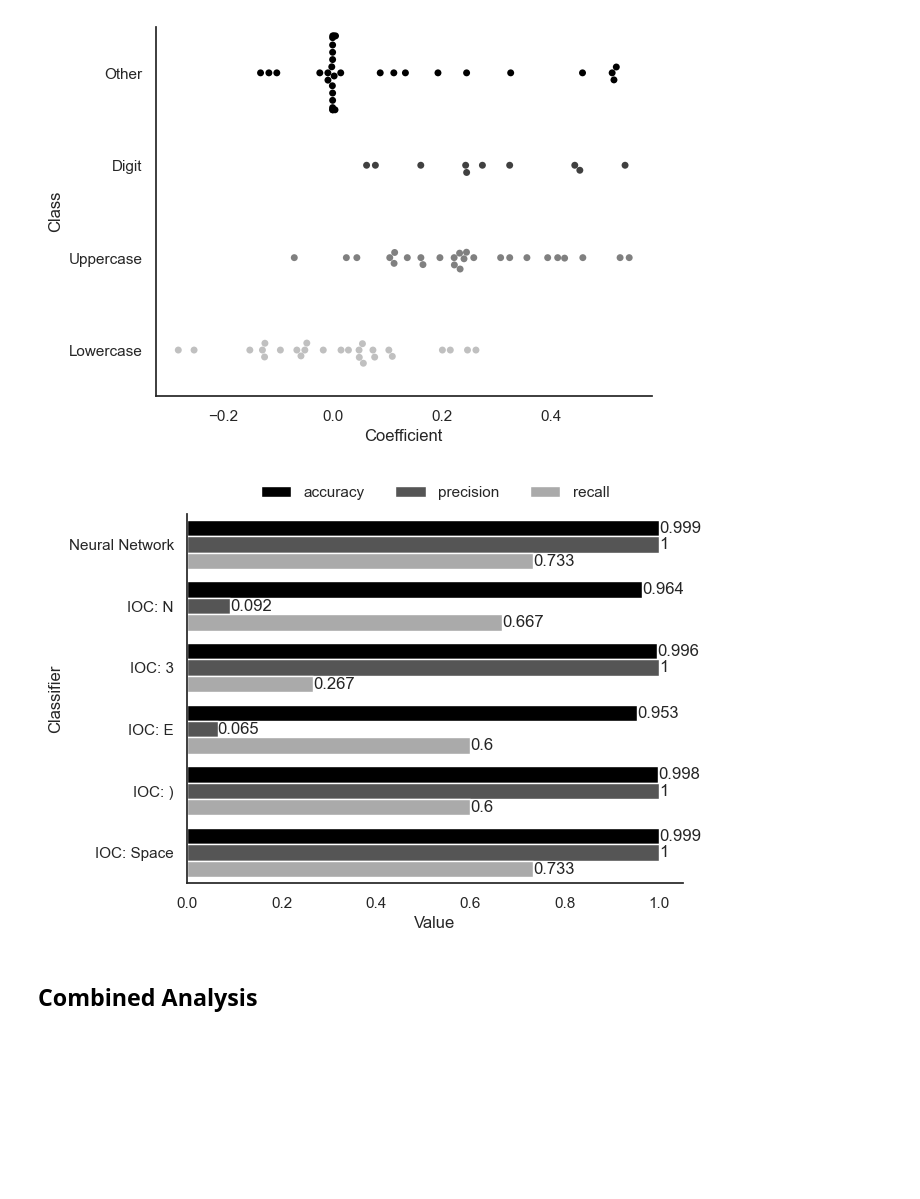
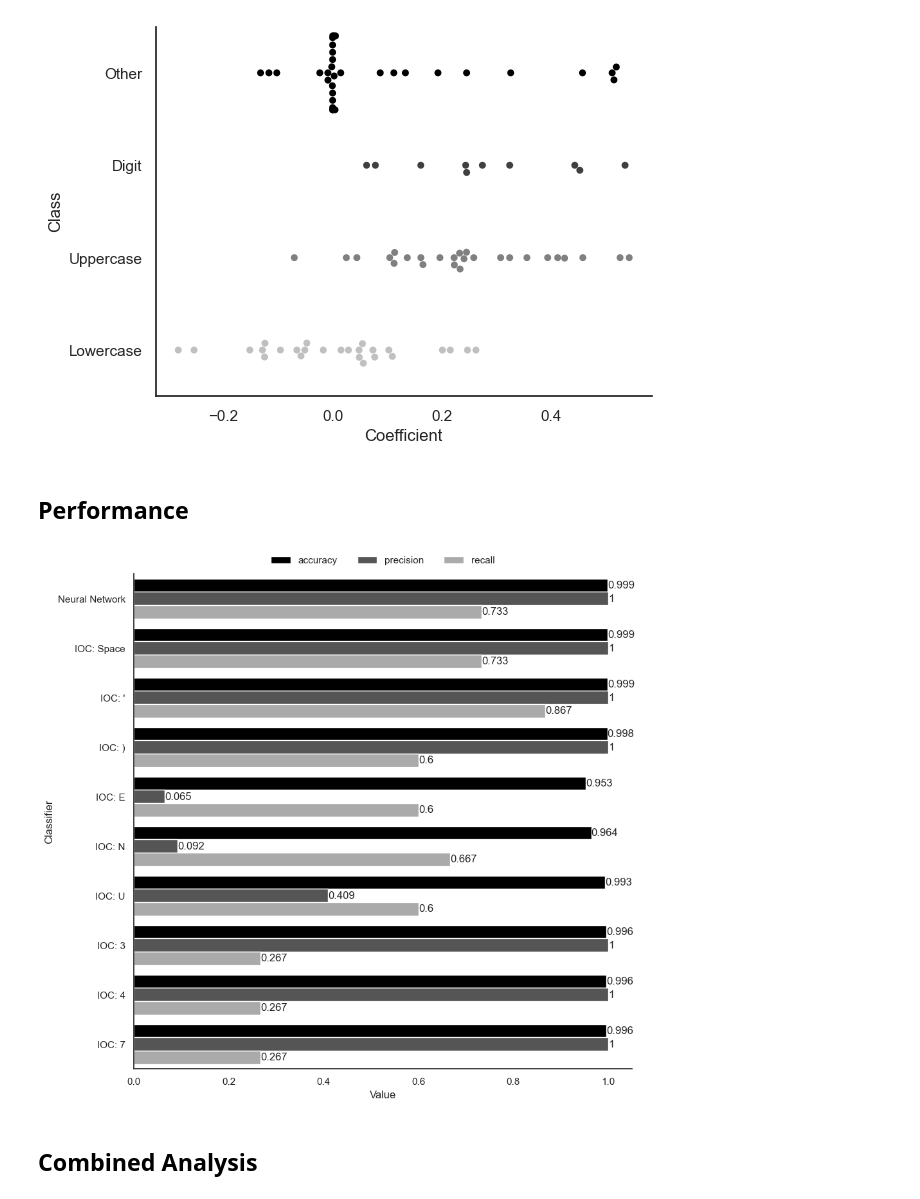
Before and after one commit to jdwhitaker/hybrid-vigor, a Jupyter notebook: main.ipynb, the cells around one changed output. Saved outputs shown, nothing was run; the diff lists cells and outputs as text; code cells hidden in the pictures; blank space fills up the shorter version.

```diff
--- a/main.ipynb
+++ b/main.ipynb
@@ -233,11 +213,3 @@ with open('data/no-quote/paths-malicious.txt', 'r') as f:
         path = path.strip()
         no_quote_X.append(path)
         no_quote_y.append(1)
-# %%
-# Train neural network models
-## Perceptron
-perceptron_classifier = MLPClassifier(hidden_layer_sizes=(), random_state=1234)
-perceptron_classifier.fit([path_to_vector(x) for x in X_train], y_train)
-## Neural Network
-nn_classifier = MLPClassifier(hidden_layer_sizes=(2,), random_state=1234)
-nn_classifier.fit([path_to_vector(x) for x in X_train], y_train)
@@ -352,23 +273,30 @@ fig = coefs_swarmplot(nn_b_coefs)
 fig.savefig('images/nn/node_b/swarmplot.png')
 # %% [output]
 [figure]
+# %% [markdown]
+## Performance
 # %%
 
 performance_barplot(
     {
         'Neural Network': nn_classifier,
+        'IOC: Space': create_ioc_classifier(" "),
+        "IOC: '": create_ioc_classifier("'"),
+        'IOC: )': create_ioc_classifier("("),
+        'IOC: E': create_ioc_classifier("E"),
         'IOC: N': create_ioc_classifier("N"),
+        'IOC: U': create_ioc_classifier("U"),
         'IOC: 3': create_ioc_classifier("3"),
-        'IOC: E': create_ioc_classifier("E"),
-        'IOC: )': create_ioc_classifier("("),
-        'IOC: Space': create_ioc_classifier(" "),
+        'IOC: 4': create_ioc_classifier("4"),
+        'IOC: 7': create_ioc_classifier("7"),
     },
     X_test,
     y_test,
-    'images/nn/node_b/performance.png'
+    'images/nn/performance.png',
+    figsize=(10,10)
 )
 # %% [output]
-[figure, old version]
+[figure, new version]
 # %% [markdown]
 ## Combined Analysis
 # %%
```
Also changed, not shown: parts of 13 cells of this notebook, 17 other files.
